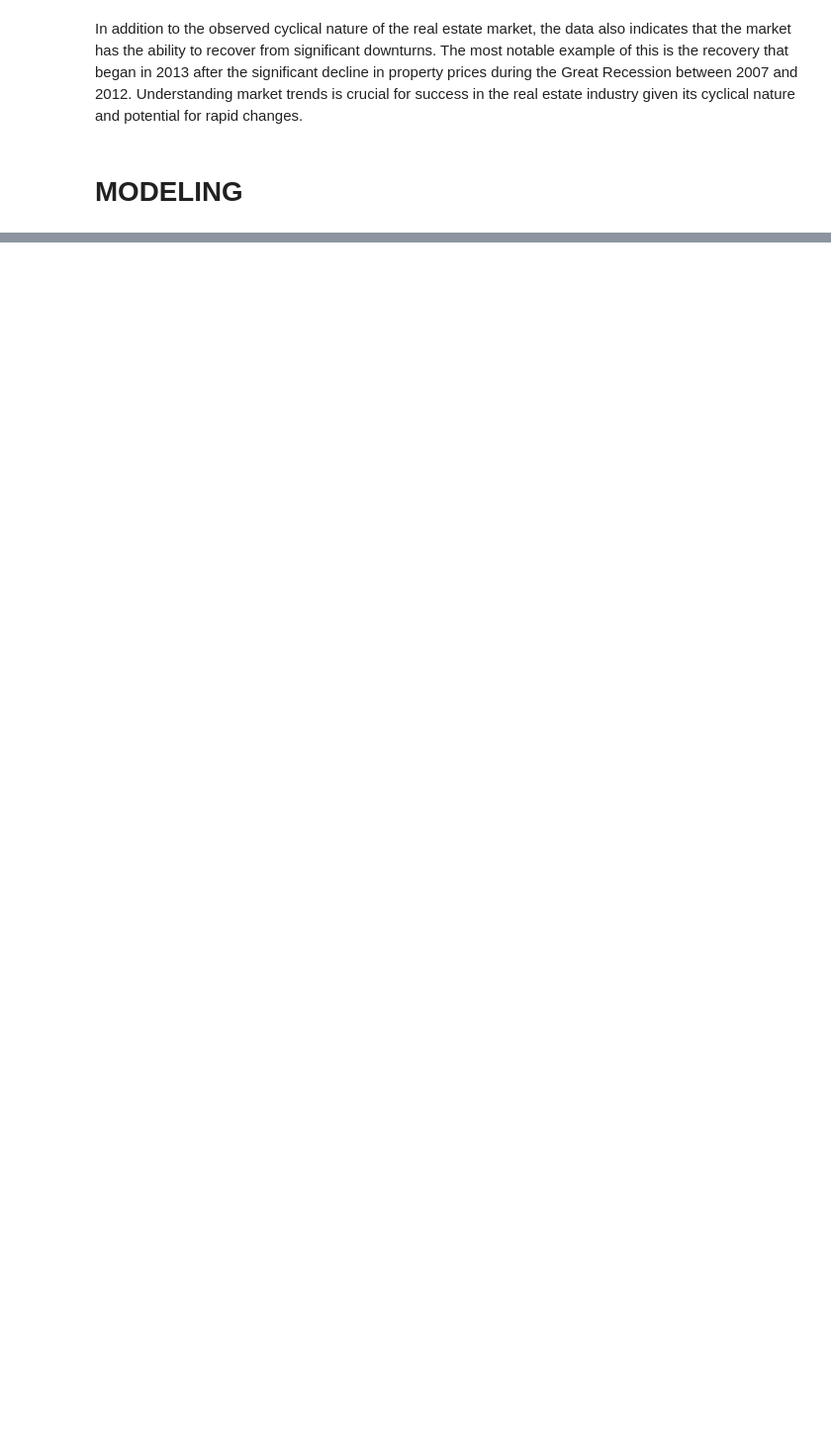
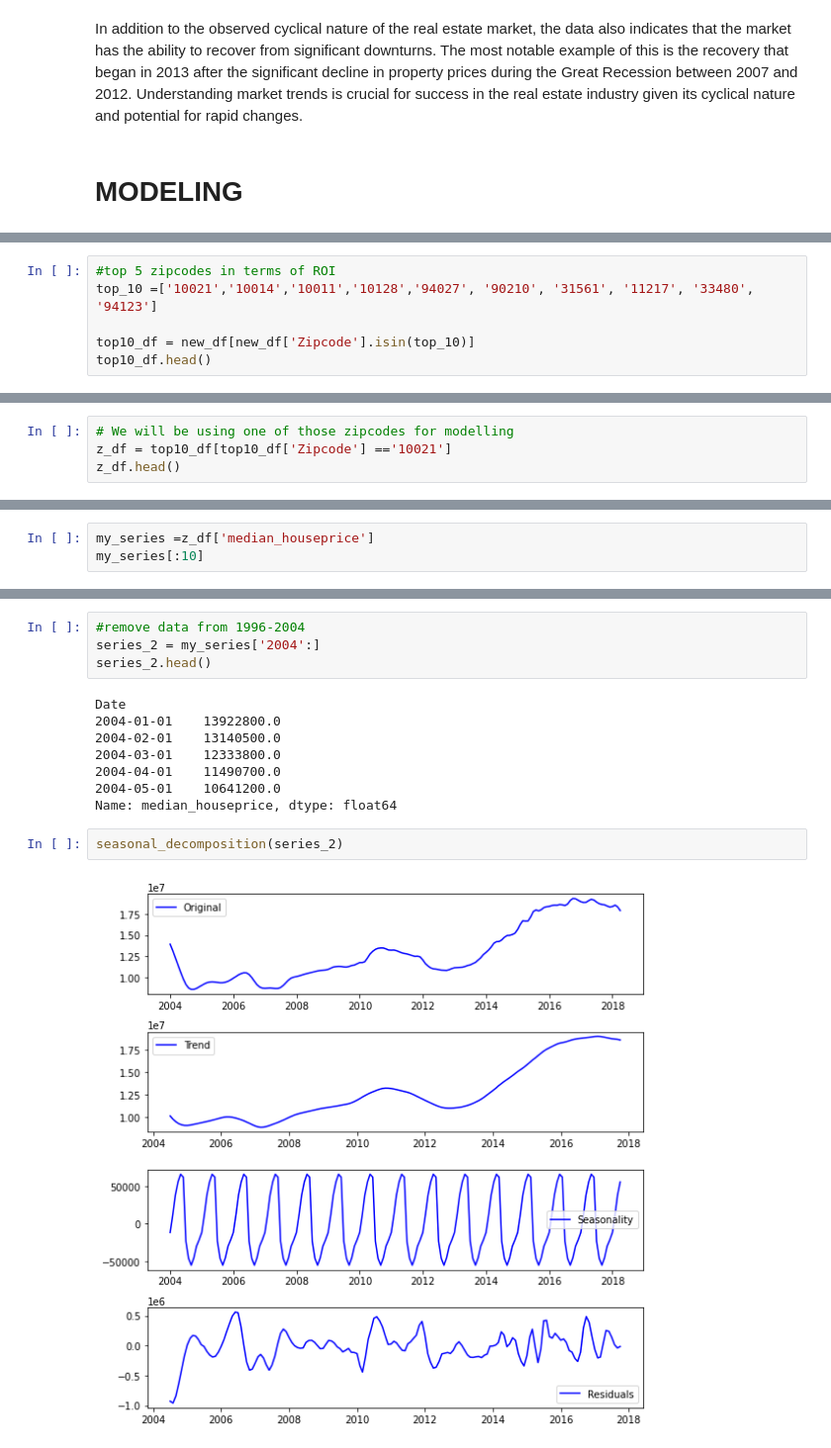
Before and after one commit to HMWIAM/P13, a Jupyter notebook: A. Main/index.ipynb, the cells around one changed output, grey strips where cells are left out. Shown: that part at 99% size. Cells and saved outputs as stored; diff of their text form; blank space fills up the shorter version.

Commit message:
Seasonality Error

```diff
--- a/A. Main/index.ipynb
+++ b/A. Main/index.ipynb
@@ -761,0 +781,6 @@ In addition to the observed cyclical nature of the real estate market, the data
+# %%
+#top 5 zipcodes in terms of ROI
+top_10 =['10021','10014','10011','10128','94027', '90210', '31561', '11217', '33480', '94123']
+
+top10_df = new_df[new_df['Zipcode'].isin(top_10)]
+top10_df.head()
@@ -761,0 +795,4 @@ In addition to the observed cyclical nature of the real estate market, the data
+# %%
+# We will be using one of those zipcodes for modelling
+z_df = top10_df[top10_df['Zipcode'] =='10021']
+z_df.head()
@@ -761,0 +807,3 @@ In addition to the observed cyclical nature of the real estate market, the data
+# %%
+my_series =z_df['median_houseprice']
+my_series[:10]
@@ -761,0 +911,16 @@ In addition to the observed cyclical nature of the real estate market, the data
+# %%
+#remove data from 1996-2004
+series_2 = my_series['2004':]
+series_2.head()
+# %% [output]
+Date
+2004-01-01    13922800.0
+2004-02-01    13140500.0
+2004-03-01    12333800.0
+2004-04-01    11490700.0
+2004-05-01    10641200.0
+Name: median_houseprice, dtype: float64
+# %%
+seasonal_decomposition(series_2)
+# %% [output]
+[figure, added]
```
Also changed, not shown: parts of 21 cells of this notebook.
